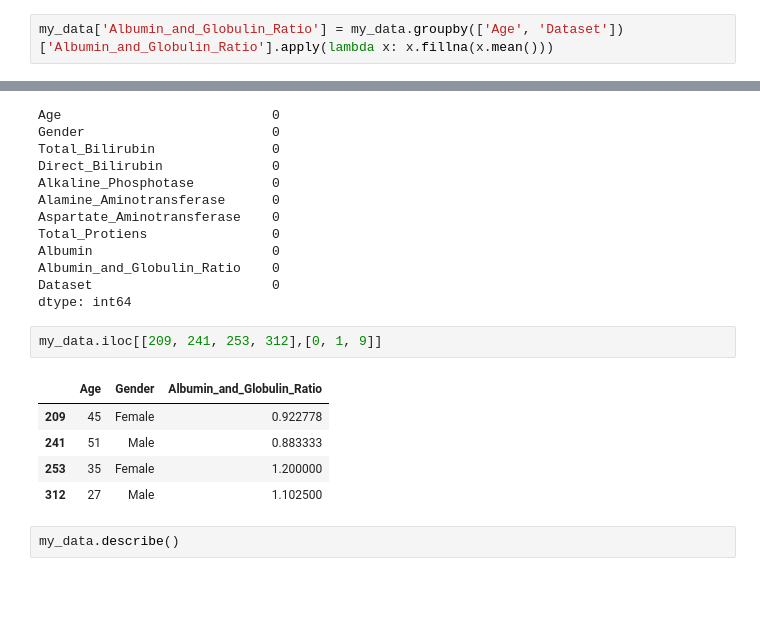
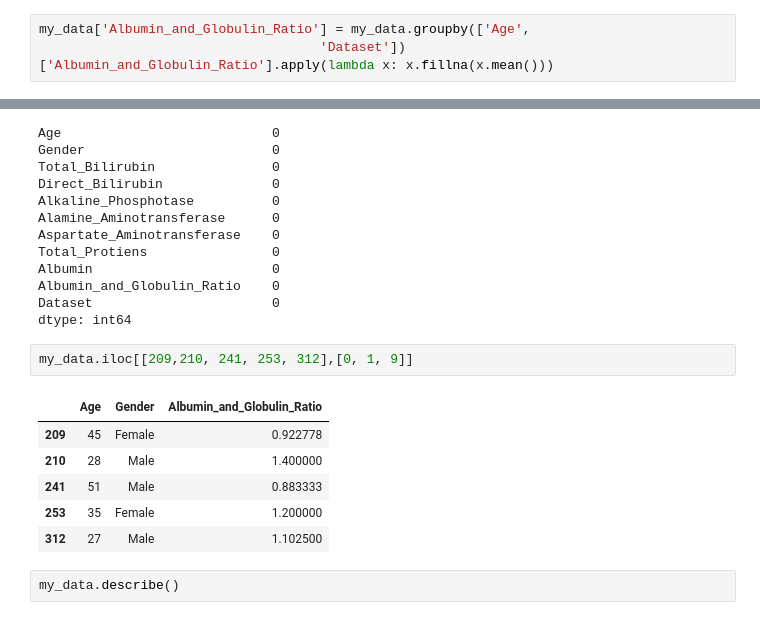
Before and after one commit to pinoden/indian_liver_patient, a Jupyter notebook: indian_liver_patient.ipynb, the cells around one changed output, grey strips where cells are left out. Drawn from its saved outputs; the diff is of its cells as text; blank space fills up the shorter version.

```diff
--- a/indian_liver_patient.ipynb
+++ b/indian_liver_patient.ipynb
@@ -125,5 +170,6 @@ my_data.loc[my_data['Age'].isin((45,51,35,27))][["Age",
 # %%
-my_data['Albumin_and_Globulin_Ratio'] = my_data.groupby(['Age', 'Dataset'])['Albumin_and_Globulin_Ratio'].apply(lambda x: x.fillna(x.mean()))
+my_data['Albumin_and_Globulin_Ratio'] = my_data.groupby(['Age',
+                                    'Dataset'])['Albumin_and_Globulin_Ratio'].apply(lambda x: x.fillna(x.mean()))
 # %% [output]
 To preserve the previous behavior, use
 
@@ -150,10 +196,11 @@ Albumin_and_Globulin_Ratio    0
 Dataset                       0
 dtype: int64
 # %%
-my_data.iloc[[209, 241, 253, 312],[0, 1, 9]]
+my_data.iloc[[209,210, 241, 253, 312],[0, 1, 9]]
 # %% [output]
 |  | Age | Gender | Albumin_and_Globulin_Ratio |
 | 209 | 45 | Female | 0.922778 |
+| 210 | 28 | Male | 1.400000 |
 | 241 | 51 | Male | 0.883333 |
 | 253 | 35 | Female | 1.200000 |
 | 312 | 27 | Male | 1.102500 |
```
Also changed, not shown: parts of 29 cells of this notebook.
